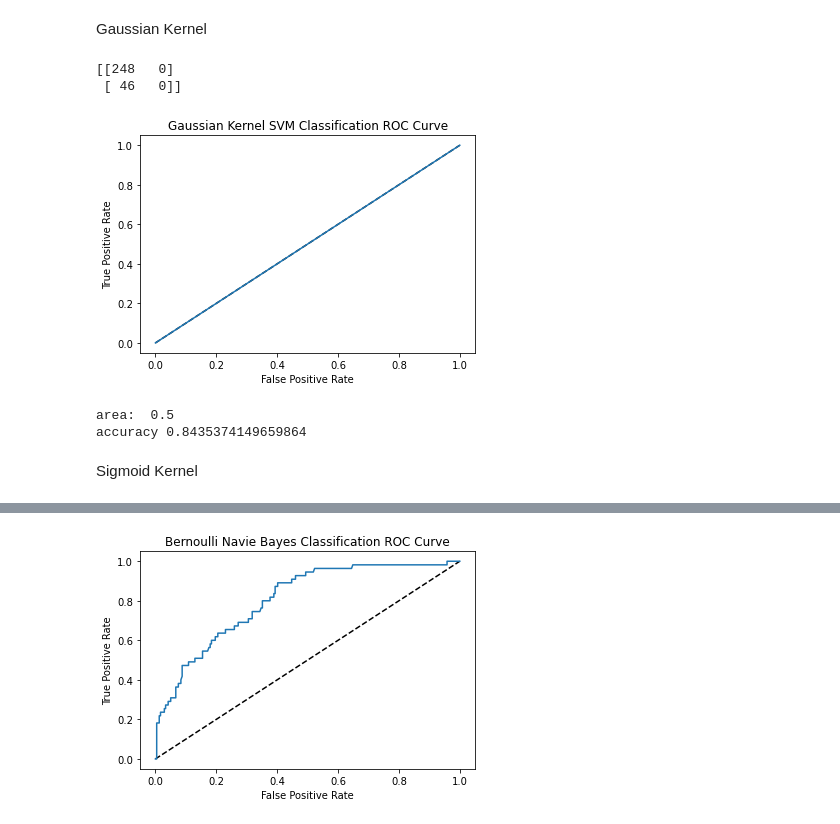
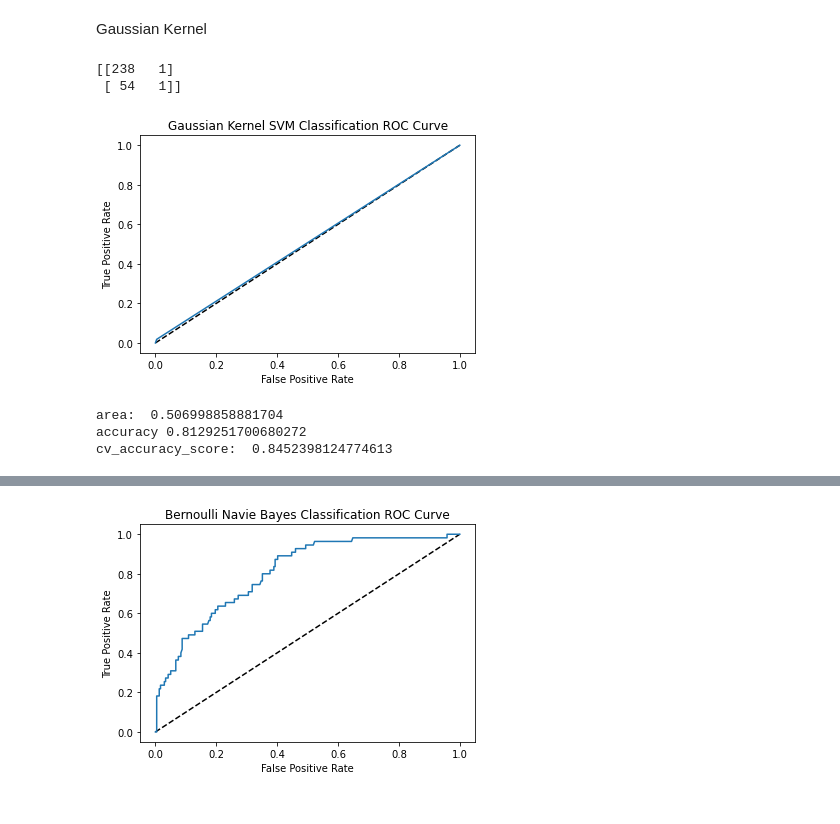
Before and after one commit to Xusong1998/Data-Analytics-Project, a Jupyter notebook: HR_Attrition_Data_Modeling.ipynb, the cells around one changed output, grey strips where cells are left out. Saved outputs shown, nothing was run; the diff lists cells and outputs as text; code cells hidden in the pictures.

```diff
--- a/HR_Attrition_Data_Modeling.ipynb
+++ b/HR_Attrition_Data_Modeling.ipynb
@@ -656,27 +672,28 @@ accuracy 0.8741496598639455
 # %% [markdown]
 Gaussian Kernel
 # %%
-X_train, X_test, y_train, y_test = train_test_split(X, y, test_size = 0.20)
+X_train, X_test, y_train, y_test = train_test_split(X, y, test_size = 0.20, random_state=10)
 from sklearn.svm import SVC
-svclassifier = SVC(kernel='rbf')
+svclassifier = SVC(C=10,gamma=0.0001,kernel='rbf')
 svclassifier.fit(X_train, y_train)
 y_pred = svclassifier.predict(X_test)
 
 print(confusion_matrix(y_test,y_pred))
 fpr, tpr, thresholds = roc_curve(y_test, y_pred)
 plt.plot([0,1],[0,1],'k--')
 plt.plot(fpr, tpr, label='Gaussian Kernel SVM Classifier')
 plt.xlabel('False Positive Rate')
 plt.ylabel('True Positive Rate')
 plt.title('Gaussian Kernel SVM Classification ROC Curve')
 plt.show()
 print('area: ',  auc(fpr,tpr))
 print('accuracy', svclassifier.score(X_test,y_test))
+score = cross_val_score(svclassifier, X_train, y_train, cv=5, scoring='accuracy')
+print('cv_accuracy_score: ',score.mean())
 # %% [output]
-[[248   0]
- [ 46   0]]
+[[238   1]
+ [ 54   1]]
-[figure, old version]
+[figure, new version]
-area:  0.5
-accuracy 0.8435374149659864
+area:  0.506998858881704
+accuracy 0.8129251700680272
+cv_accuracy_score:  0.8452398124774613
-# %% [markdown]
-Sigmoid Kernel
```
Also changed, not shown: parts of 4 cells of this notebook.
